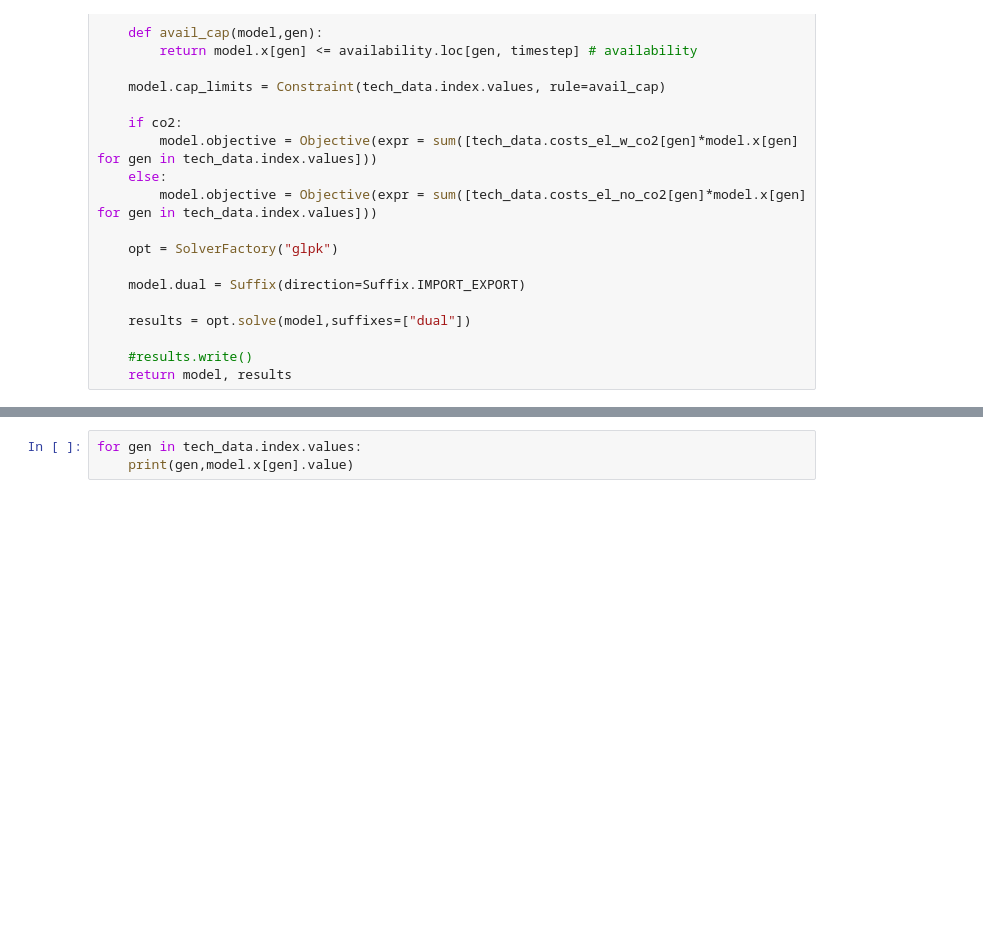
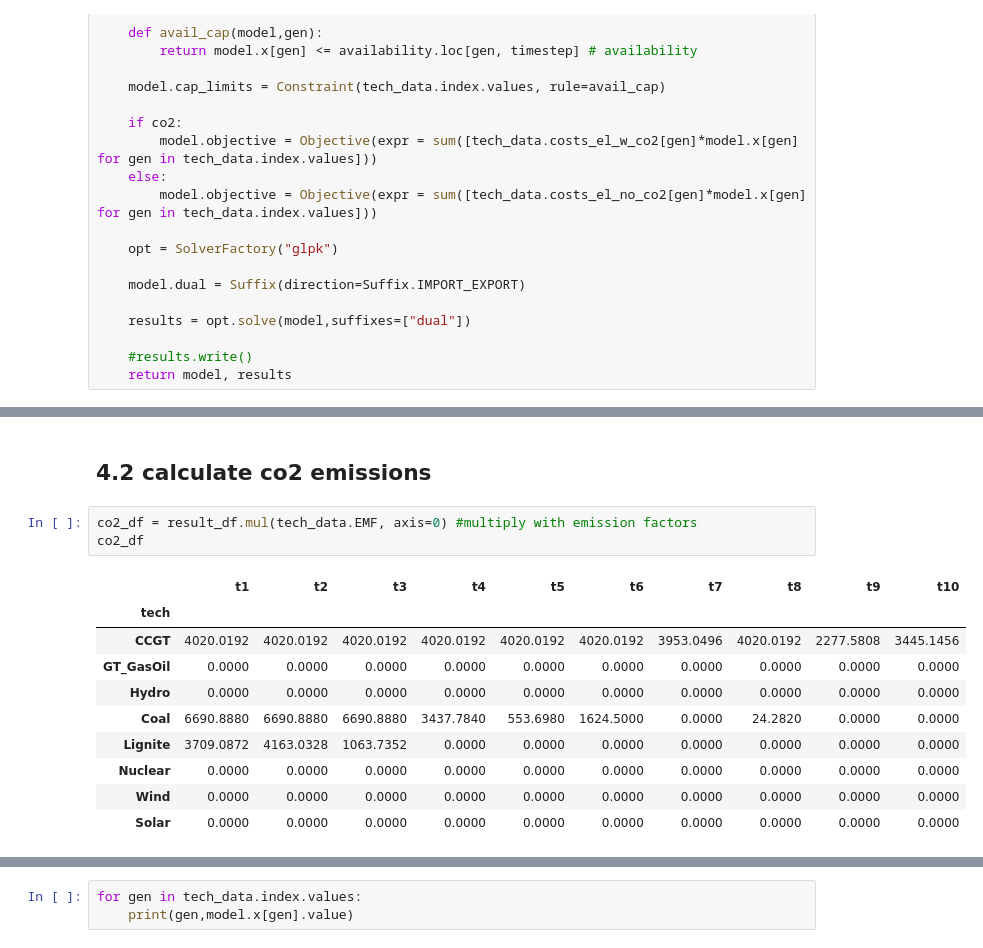
Before and after one commit to tllsngnzlz/ensys-pyomo, a Jupyter notebook: simple_example.ipynb, the cells around one changed output, grey strips where cells are left out. Saved outputs shown, nothing was run; the diff lists cells and outputs as text; blank space fills up the shorter version.

```diff
--- a/simple_example.ipynb
+++ b/simple_example.ipynb
@@ -147,0 +156,16 @@ result_df
+# %% [markdown]
+## 4.2 calculate co2 emissions
+# %%
+co2_df = result_df.mul(tech_data.EMF, axis=0) #multiply with emission factors
+co2_df
+# %% [output]
+|  | t1 | t2 | t3 | t4 | t5 | t6 | t7 | t8 | t9 | t10 |
+| tech |  |  |  |  |  |  |  |  |  |  |
+| CCGT | 4020.0192 | 4020.0192 | 4020.0192 | 4020.0192 | 4020.0192 | 4020.0192 | 3953.0496 | 4020.0192 | 2277.5808 | 3445.1456 |
+| GT_GasOil | 0.0000 | 0.0000 | 0.0000 | 0.0000 | 0.0000 | 0.0000 | 0.0000 | 0.0000 | 0.0000 | 0.0000 |
+| Hydro | 0.0000 | 0.0000 | 0.0000 | 0.0000 | 0.0000 | 0.0000 | 0.0000 | 0.0000 | 0.0000 | 0.0000 |
+| Coal | 6690.8880 | 6690.8880 | 6690.8880 | 3437.7840 | 553.6980 | 1624.5000 | 0.0000 | 24.2820 | 0.0000 | 0.0000 |
+| Lignite | 3709.0872 | 4163.0328 | 1063.7352 | 0.0000 | 0.0000 | 0.0000 | 0.0000 | 0.0000 | 0.0000 | 0.0000 |
+| Nuclear | 0.0000 | 0.0000 | 0.0000 | 0.0000 | 0.0000 | 0.0000 | 0.0000 | 0.0000 | 0.0000 | 0.0000 |
+| Wind | 0.0000 | 0.0000 | 0.0000 | 0.0000 | 0.0000 | 0.0000 | 0.0000 | 0.0000 | 0.0000 | 0.0000 |
+| Solar | 0.0000 | 0.0000 | 0.0000 | 0.0000 | 0.0000 | 0.0000 | 0.0000 | 0.0000 | 0.0000 | 0.0000 |
```
Also changed, not shown: parts of 7 cells of this notebook.
